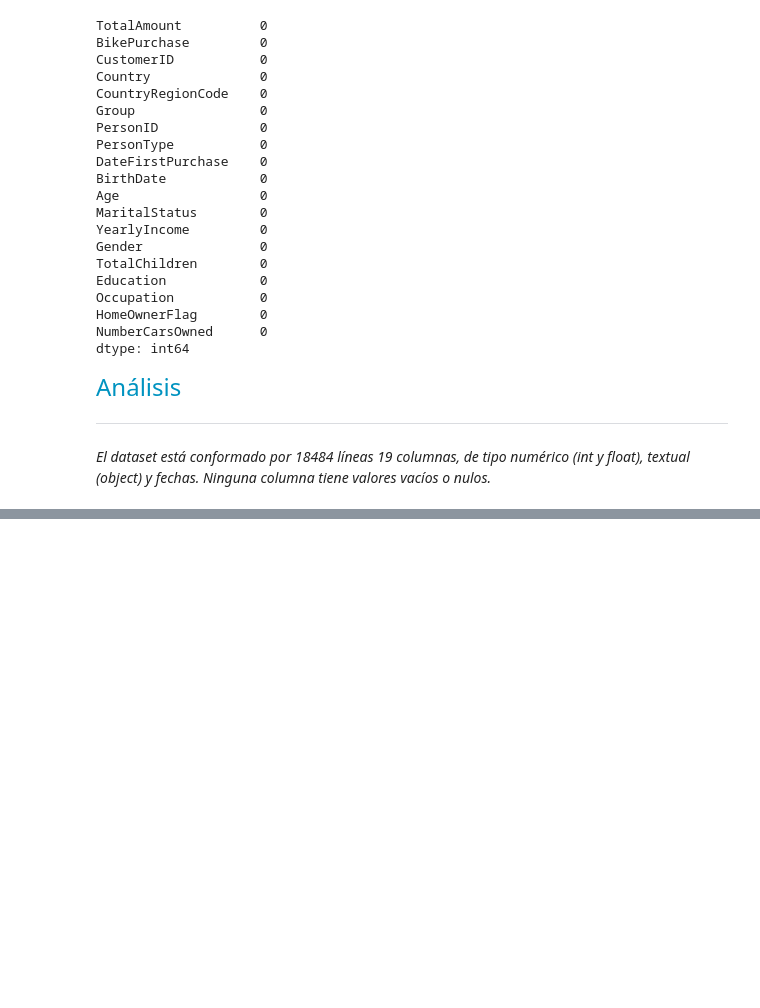
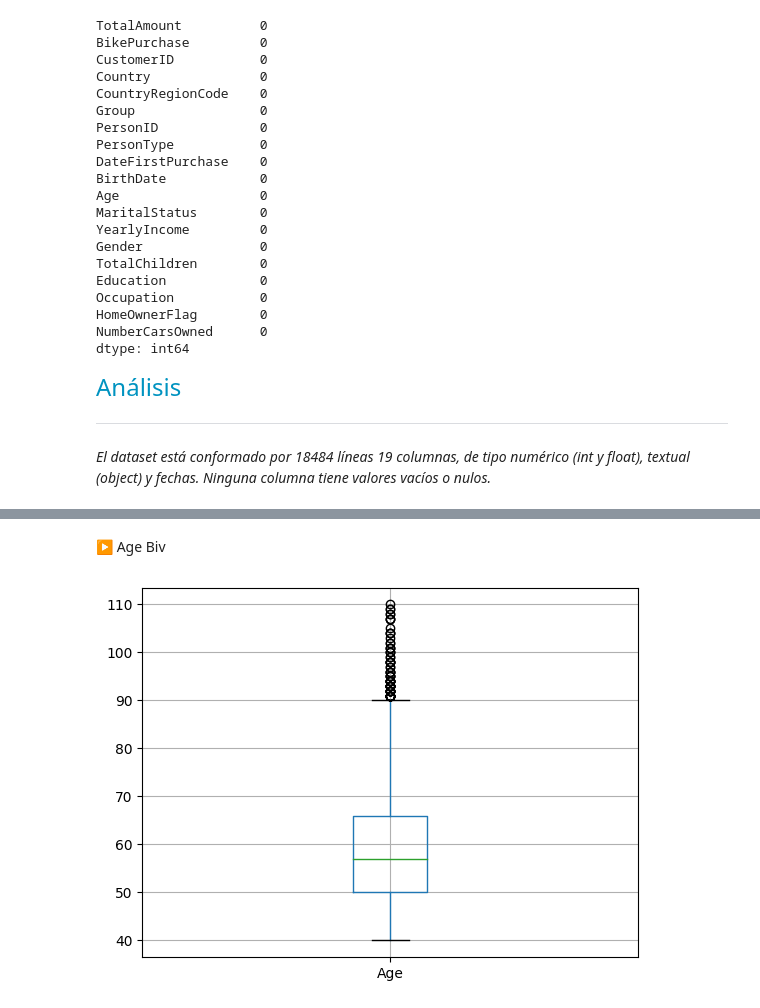
Before and after one commit to anapaccasilva/AdventureWorks, a Jupyter notebook: EDA_AdventureWorks.ipynb, the cells around one changed output, grey strips where cells are left out. Cells and saved outputs as stored; diff of their text form; code cells hidden in the pictures; blank space fills up the shorter version.

```diff
--- a/EDA_AdventureWorks.ipynb
+++ b/EDA_AdventureWorks.ipynb
@@ -105,0 +254,8 @@ dtype: int64
+# %% [markdown]
+▶ Age Biv
+# %%
+b_plot = customersPurchases.boxplot(column = 'Age')
+b_plot.plot()
+plt.show()
+# %% [output]
+[figure, added]
```
Also changed, not shown: parts of 37 cells of this notebook.
